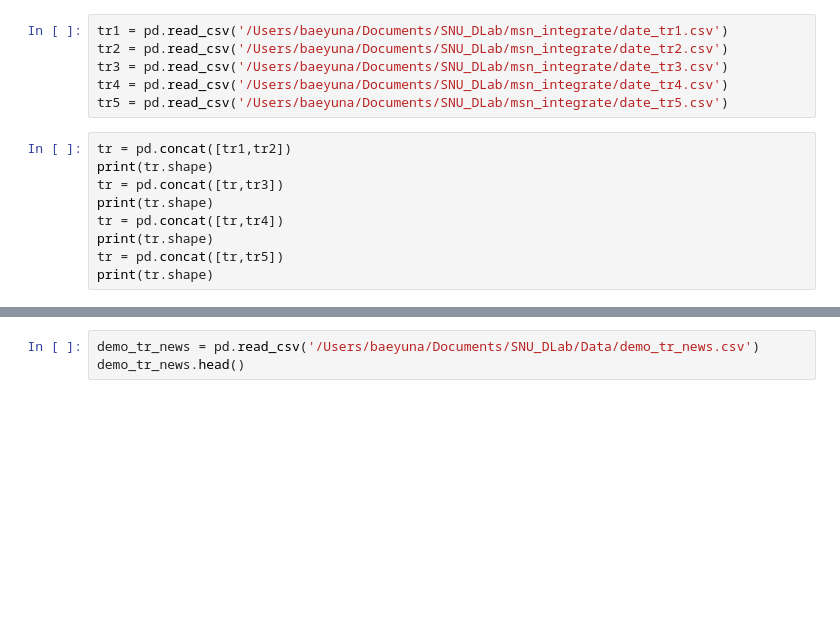
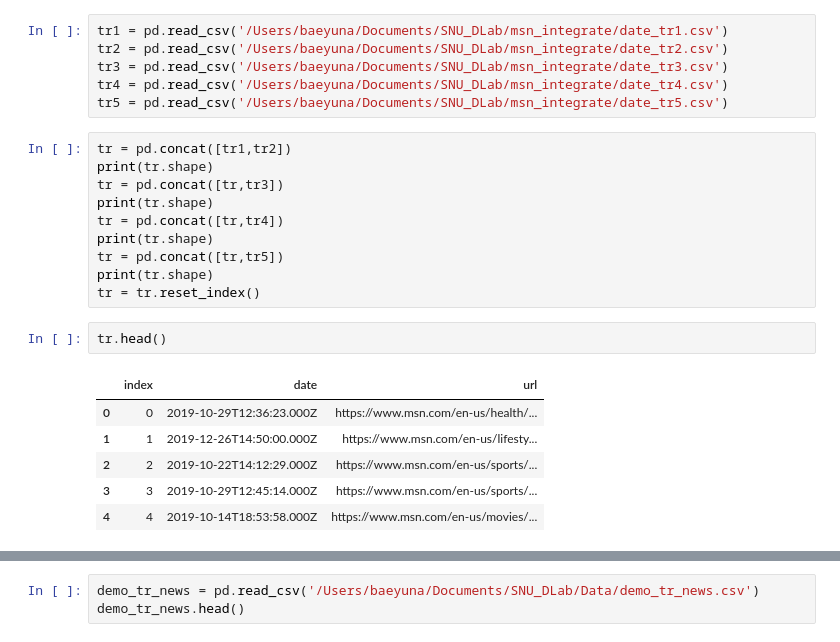
Before and after one commit to baebae-dev/SNU_DLab, a Jupyter notebook: msn_integrate/integrated_news.tr.ipynb, the cells around one changed output, grey strips where cells are left out. Saved outputs shown, nothing was run; the diff lists cells and outputs as text; blank space fills up the shorter version.

```diff
--- a/msn_integrate/integrated_news.tr.ipynb
+++ b/msn_integrate/integrated_news.tr.ipynb
@@ -16,3 +16,13 @@ tr = pd.concat([tr,tr4])
 print(tr.shape)
 tr = pd.concat([tr,tr5])
 print(tr.shape)
+tr = tr.reset_index()
+# %%
+tr.head()
+# %% [output]
+|  | index | date | url |
+| 0 | 0 | 2019-10-29T12:36:23.000Z | https://www.msn.com/en-us/health/... |
+| 1 | 1 | 2019-12-26T14:50:00.000Z | https://www.msn.com/en-us/lifesty... |
+| 2 | 2 | 2019-10-22T14:12:29.000Z | https://www.msn.com/en-us/sports/... |
+| 3 | 3 | 2019-10-29T12:45:14.000Z | https://www.msn.com/en-us/sports/... |
+| 4 | 4 | 2019-10-14T18:53:58.000Z | https://www.msn.com/en-us/movies/... |
```
Also changed, not shown: parts of 8 cells of this notebook, 2 other files.
